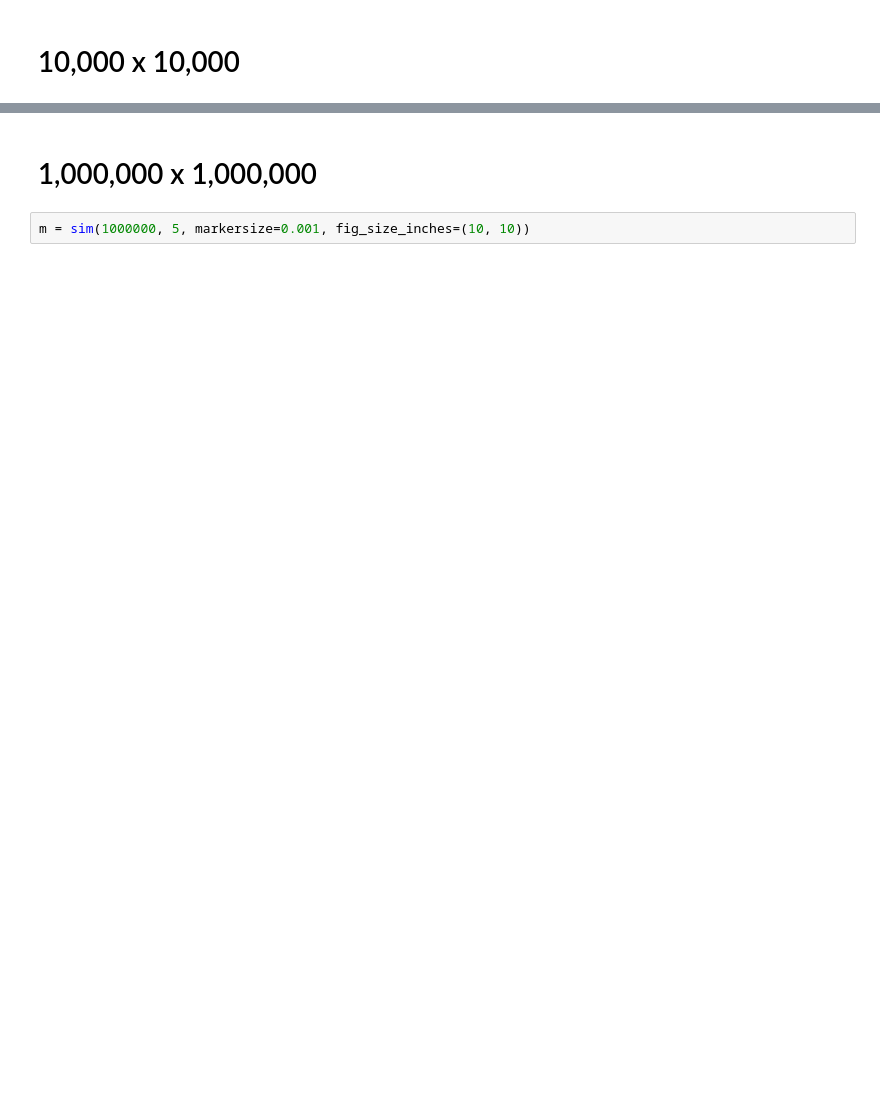
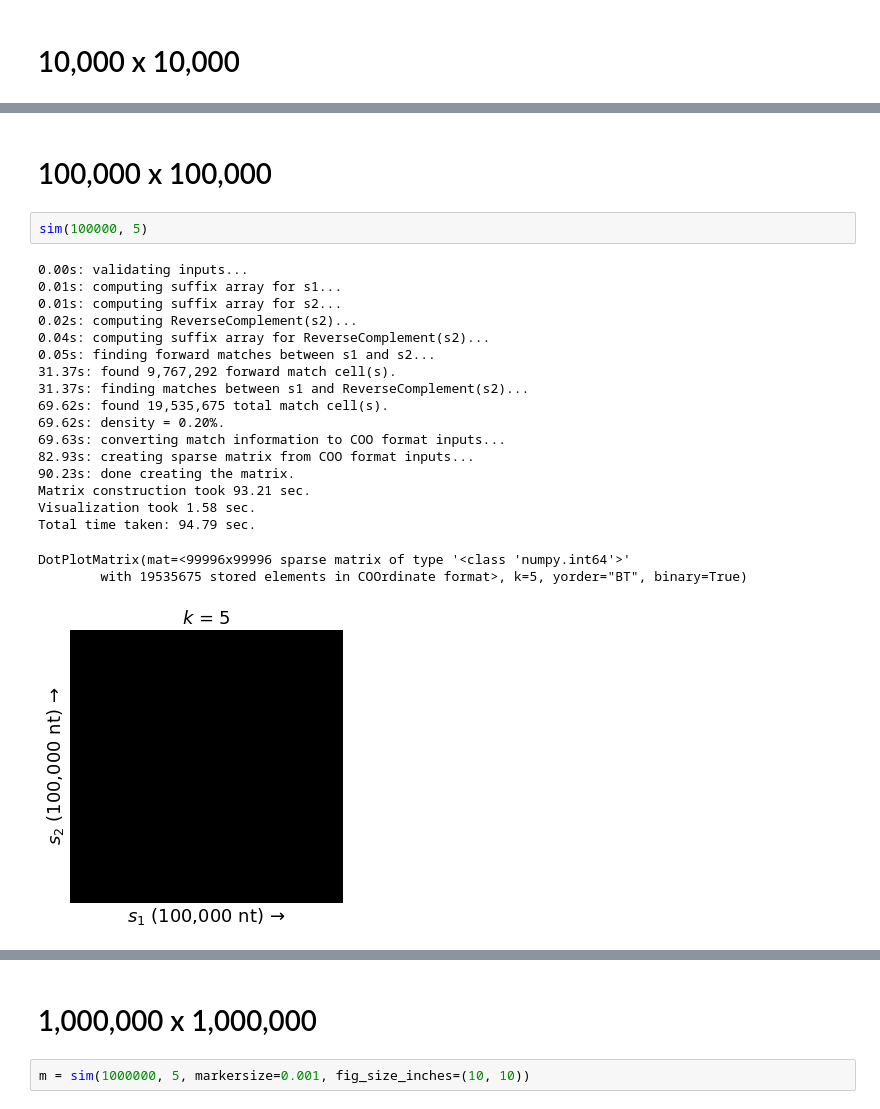
Before and after one commit to fedarko/wotplot, a Jupyter notebook: docs/Benchmarking.ipynb, the cells around one changed output, grey strips where cells are left out. Saved outputs shown, nothing was run; the diff lists cells and outputs as text; blank space fills up the shorter version.

```diff
--- a/docs/Benchmarking.ipynb
+++ b/docs/Benchmarking.ipynb
@@ -187,3 +189,27 @@ Total time taken: 0.08 sec.
 DotPlotMatrix(mat=<9981x9981 sparse matrix of type '<class 'numpy.float64'>'
         with 0 stored elements in COOrdinate format>, k=20, yorder="BT", binary=True)
 [figure]
+# %% [markdown]
+# 100,000 x 100,000
+# %%
+sim(100000, 5)
+# %% [output]
+0.00s: validating inputs...
+0.01s: computing suffix array for s1...
+0.01s: computing suffix array for s2...
+0.02s: computing ReverseComplement(s2)...
+0.04s: computing suffix array for ReverseComplement(s2)...
+0.05s: finding forward matches between s1 and s2...
+31.37s: found 9,767,292 forward match cell(s).
+31.37s: finding matches between s1 and ReverseComplement(s2)...
+69.62s: found 19,535,675 total match cell(s).
+69.62s: density = 0.20%.
+69.63s: converting match information to COO format inputs...
+82.93s: creating sparse matrix from COO format inputs...
+90.23s: done creating the matrix.
+Matrix construction took 93.21 sec.
+Visualization took 1.58 sec.
+Total time taken: 94.79 sec.
+DotPlotMatrix(mat=<99996x99996 sparse matrix of type '<class 'numpy.int64'>'
+        with 19535675 stored elements in COOrdinate format>, k=5, yorder="BT", binary=True)
+[figure, added]
```
Also changed, not shown: parts of 23 cells of this notebook, 1 other file.
